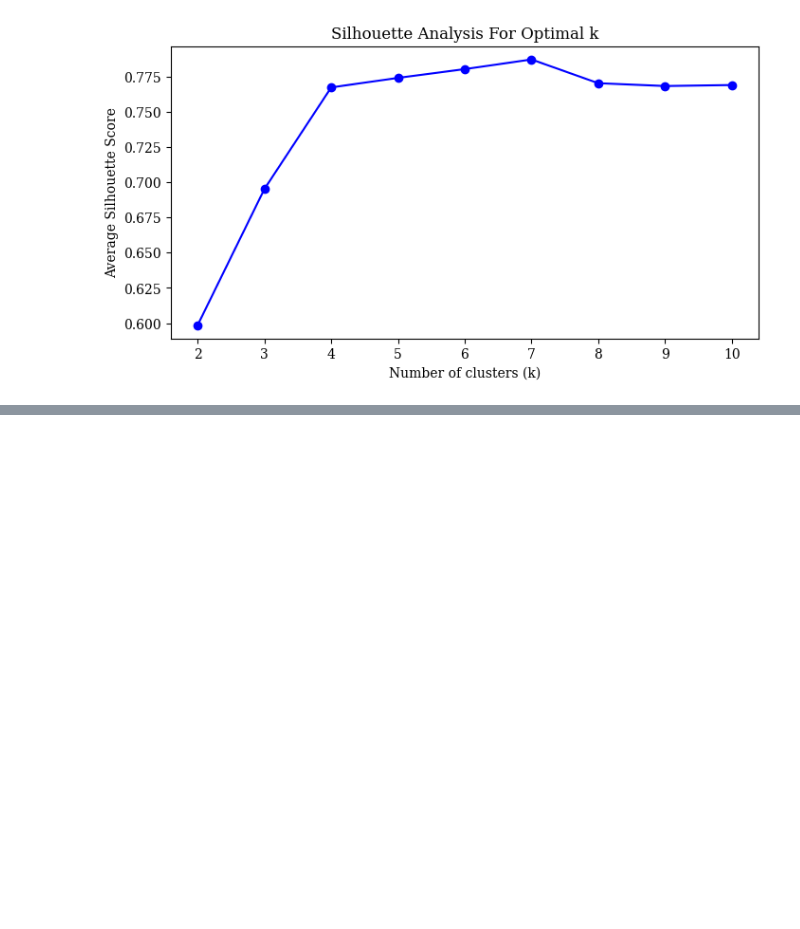
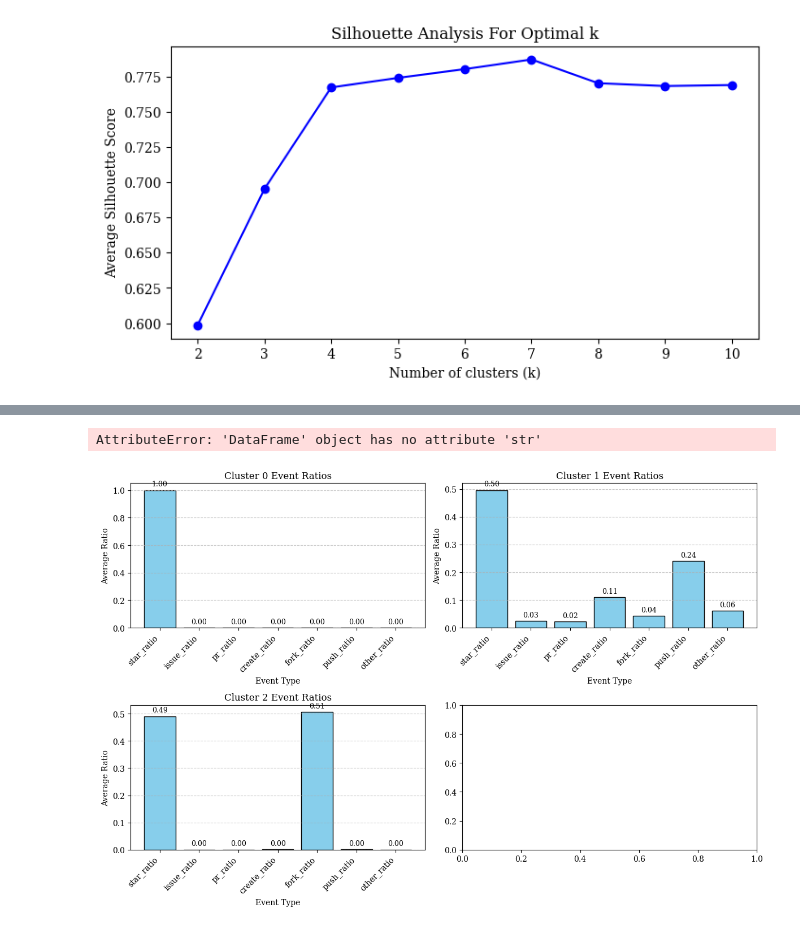
Before and after one commit to hehao98/StarScout, a Jupyter notebook: rq3-kmeans.ipynb, the cells around one changed output, grey strips where cells are left out. Saved outputs shown, nothing was run; the diff lists cells and outputs as text; code cells hidden in the pictures; blank space fills up the shorter version.

```diff
--- a/rq3-kmeans.ipynb
+++ b/rq3-kmeans.ipynb
@@ -124,6 +141,73 @@ cluster
 1        1          516
 2        2         1241
 3        3          677
+# %%
+# spectral clustering algorithm
+from sklearn.cluster import SpectralClustering
+spectral_clustering = SpectralClustering(
+    n_clusters=3,
+    random_state=42,
+    assign_labels='kmeans',  # Options: 'kmeans' or 'discretize'
+    affinity='nearest_neighbors'  # Options: 'rbf', 'nearest_neighbors', 'precomputed'
+)
+
+# Fit and predict cluster labels
+actor_features['cluster'] = spectral_clustering.fit_predict(scaled_features)
+ratio_columns = ['star_ratio', 'issue_ratio', 'pr_ratio', 'create_ratio',
+                 'fork_ratio', 'push_ratio', 'comment_ratio','other_ratio']
+
+cluster_means = actor_features.groupby('cluster')[ratio_columns].mean()
+
+# Print the cluster means
+print(cluster_means)
+cluster_counts = actor_features.groupby('cluster').size().reset_index(name='actor_count')
+print(cluster_counts)
+# %% [output]
+AttributeError: 'DataFrame' object has no attribute 'str'
+# %%
+
+event_types = ['star_ratio', 'issue_ratio', 'pr_ratio',
+               'create_ratio', 'fork_ratio', 'push_ratio', 'other_ratio']
+
+clusters = cluster_means.index.tolist()
+
+# Create the figure and subplots
+fig, axes = plt.subplots(2, 2, figsize=(12, 8))
+axes = axes.flatten()
+
+# Loop over clusters and corresponding axes
+for idx, (cluster, ax) in enumerate(zip(clusters, axes)):
+    # Get the ratios for the current cluster
+    ratios = cluster_means.loc[cluster, event_types]
+
+    # Plot the bar chart
+    bars = ax.bar(event_types, ratios, color='skyblue', edgecolor='black')
+
+    # Set the title and labels
+    ax.set_title(f'Cluster {cluster} Event Ratios')
+    ax.set_xlabel('Event Type')
+    ax.set_ylabel('Average Ratio')
+
+    # Rotate x-axis labels for better readability
+    ax.set_xticklabels(event_types, rotation=45, ha='right')
+
+    # Add grid lines
+    ax.grid(axis='y', linestyle='--', alpha=0.7)
+
+    # Add data labels on top of each bar
+    for bar in bars:
+        height = bar.get_height()
+        ax.annotate(f'{height:.2f}',
+                    xy=(bar.get_x() + bar.get_width() / 2, height),
+                    xytext=(0, 3),  # 3 points vertical offset
+                    textcoords="offset points",
+                    ha='center', va='bottom', fontsize=9)
+
+plt.tight_layout()
+
+plt.show()
+# %% [output]
+[figure, added]
 # %%
 import numpy as np
 import pandas as pd
```
Also changed, not shown: parts of 5 cells of this notebook, 1 other file.
